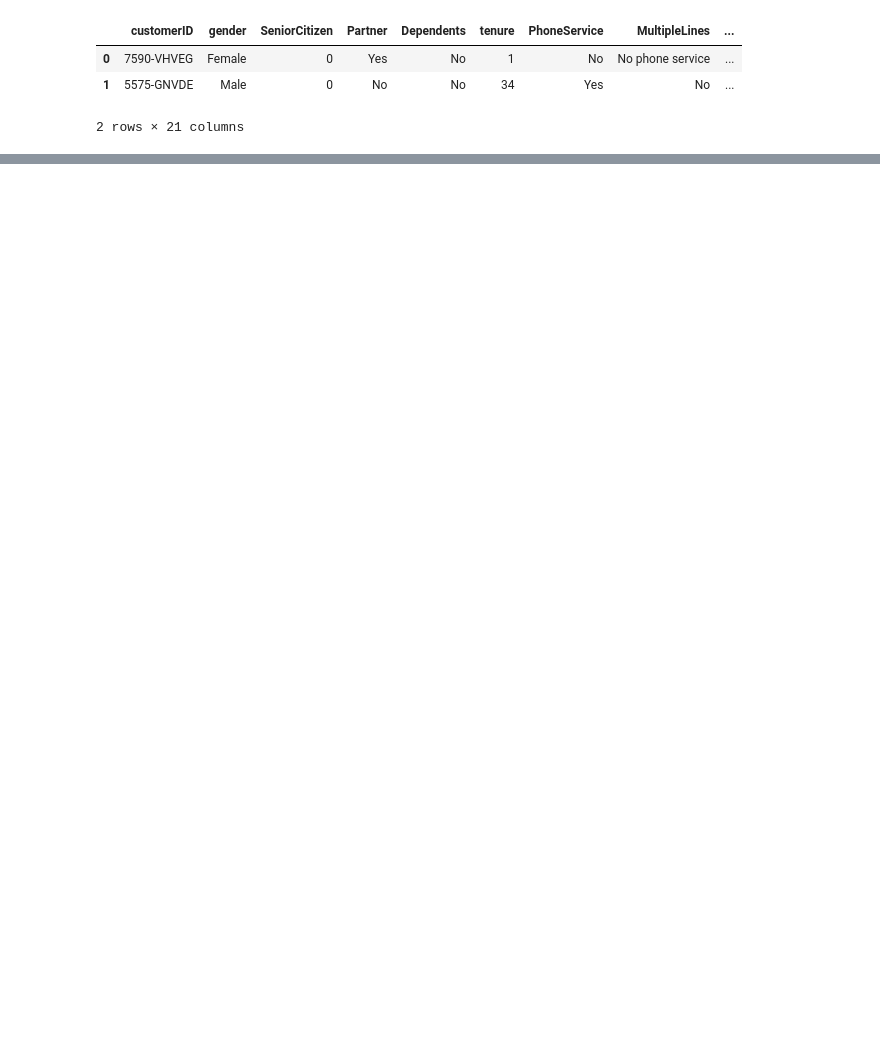
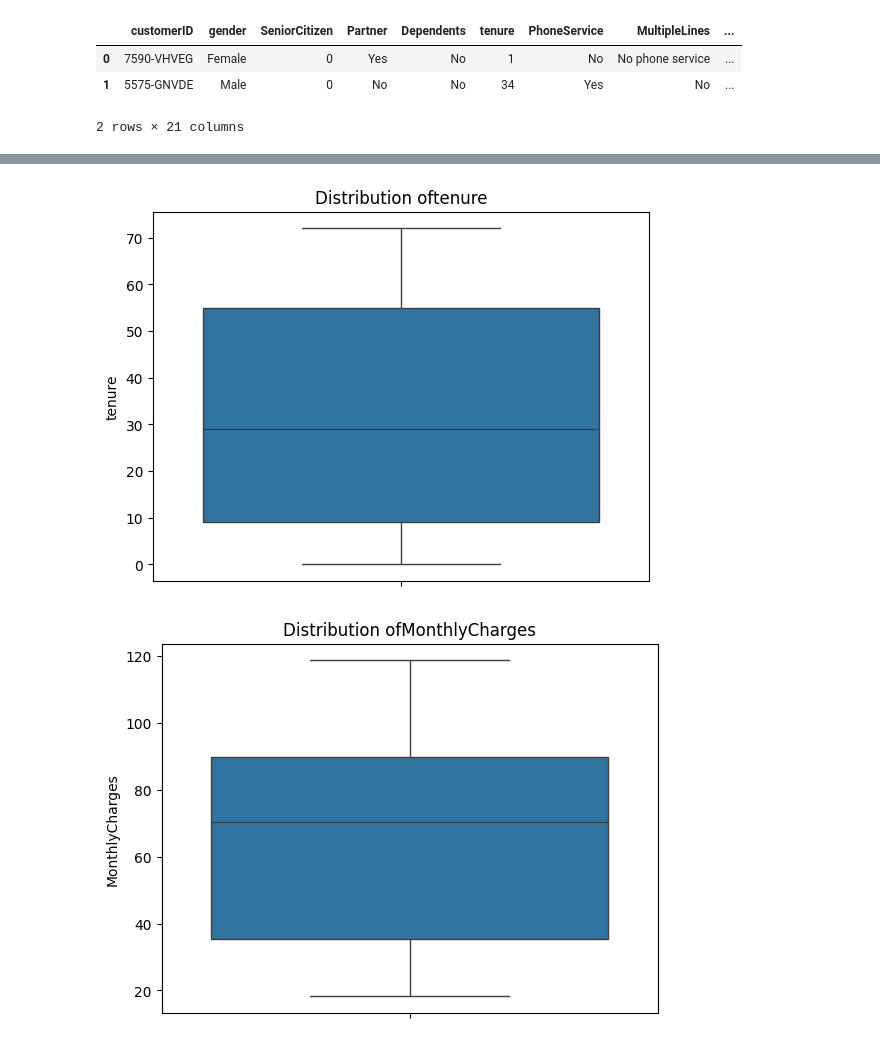
Before and after one commit to MinaNabil13/telecom-project, a Jupyter notebook: Telecom_Projecy.ipynb, the cells around one changed output, grey strips where cells are left out. Drawn from its saved outputs; the diff is of its cells as text; code cells hidden in the pictures; blank space fills up the shorter version.

```diff
--- a/Telecom_Projecy.ipynb
+++ b/Telecom_Projecy.ipynb
@@ -18,0 +218,10 @@ df.head(2)
+# %%
+cols = ['tenure','MonthlyCharges','TotalCharges']
+for i in cols:
+  plt.figure()
+  sns.boxplot(df[i])
+  plt.title(f"Distribution of{i}")
+  plt.show()
+# %% [output]
+[figure, added]
+[figure, added]
```
Also changed, not shown: parts of 32 cells of this notebook.
